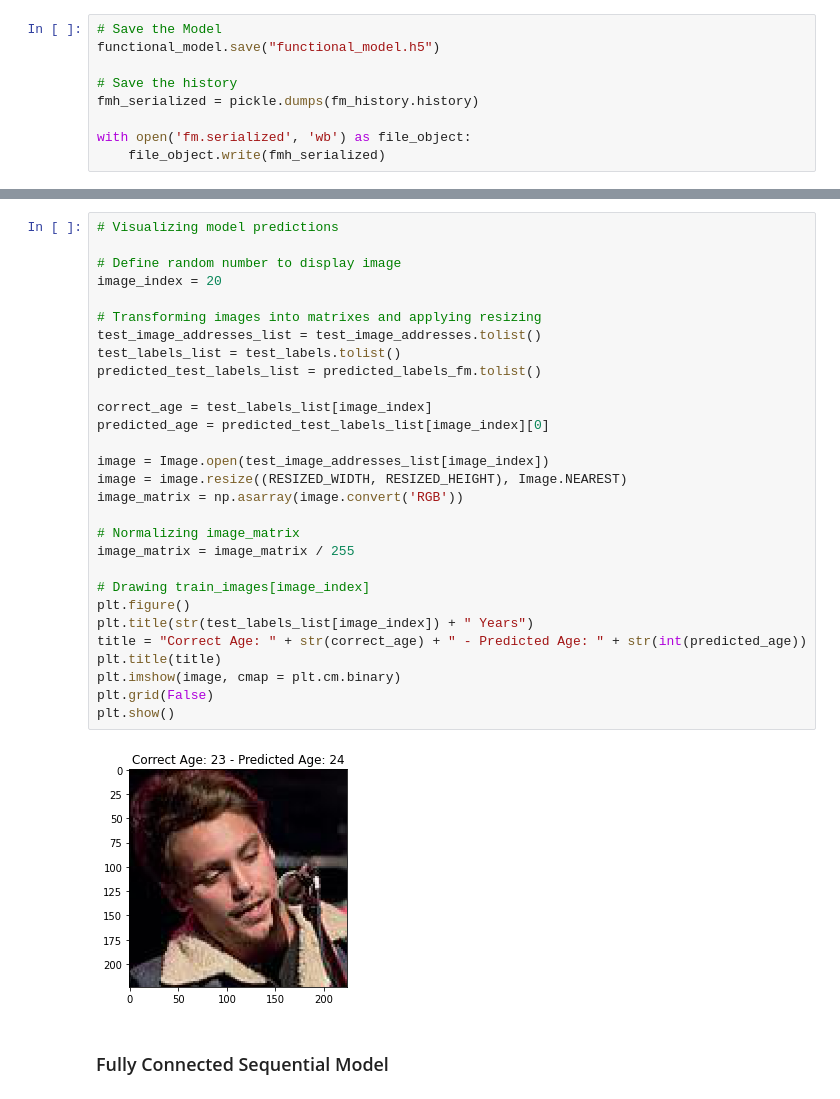
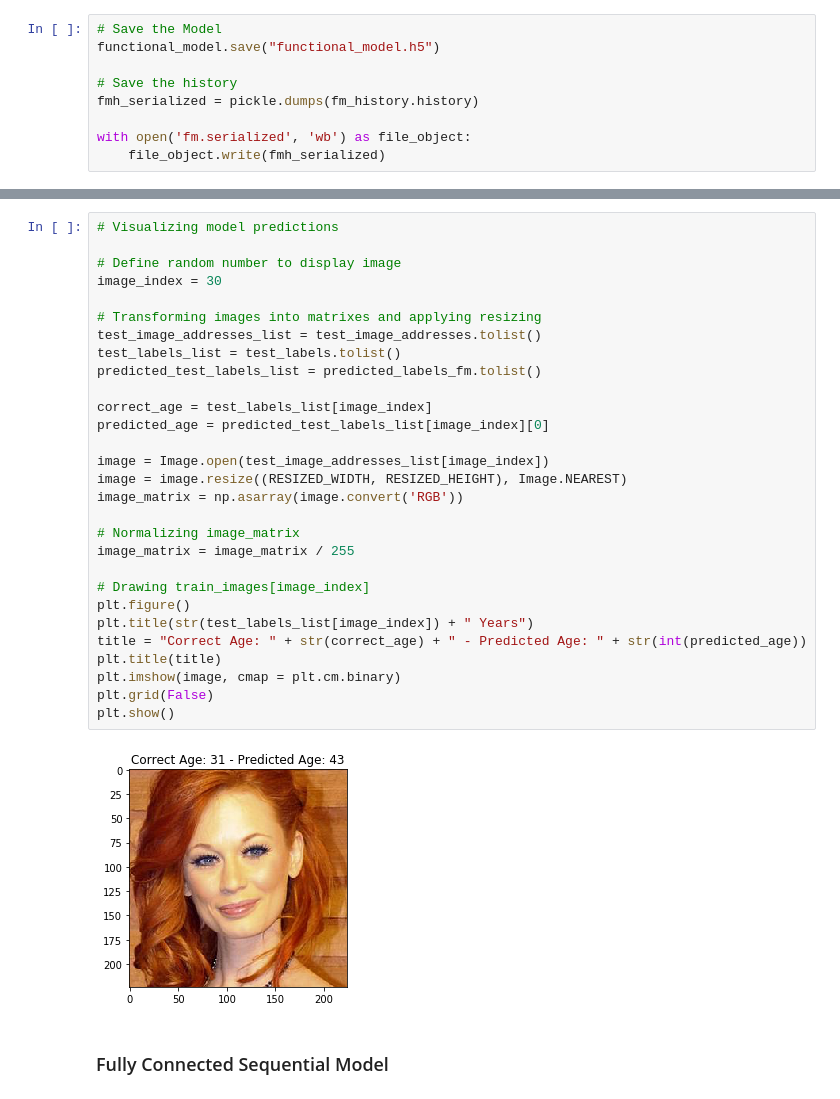
Before and after one commit to jeffveleze/age-calculator, a Jupyter notebook: AgeCalculator.ipynb, the cells around one changed output, grey strips where cells are left out. Drawn from its saved outputs; the diff is of its cells as text.

```diff
--- a/AgeCalculator.ipynb
+++ b/AgeCalculator.ipynb
@@ -421,34 +477,34 @@ plt.show()
 # %%
 # Visualizing model predictions
 
 # Define random number to display image
-image_index = 20
+image_index = 30
 
 # Transforming images into matrixes and applying resizing
 test_image_addresses_list = test_image_addresses.tolist()
 test_labels_list = test_labels.tolist()
 predicted_test_labels_list = predicted_labels_fm.tolist()
 
 correct_age = test_labels_list[image_index]
 predicted_age = predicted_test_labels_list[image_index][0]
 
 image = Image.open(test_image_addresses_list[image_index])
 image = image.resize((RESIZED_WIDTH, RESIZED_HEIGHT), Image.NEAREST)
 image_matrix = np.asarray(image.convert('RGB'))
 
 # Normalizing image_matrix
 image_matrix = image_matrix / 255
 
 # Drawing train_images[image_index]
 plt.figure()
 plt.title(str(test_labels_list[image_index]) + " Years")
 title = "Correct Age: " + str(correct_age) + " - Predicted Age: " + str(int(predicted_age))
 plt.title(title)
 plt.imshow(image, cmap = plt.cm.binary)
 plt.grid(False)
 plt.show()
 # %% [output]
-[figure, old version]
+[figure, new version]
 # %% [markdown]
 ### Fully Connected Sequential Model
 # %%
```
Also changed, not shown: parts of 58 cells of this notebook.
